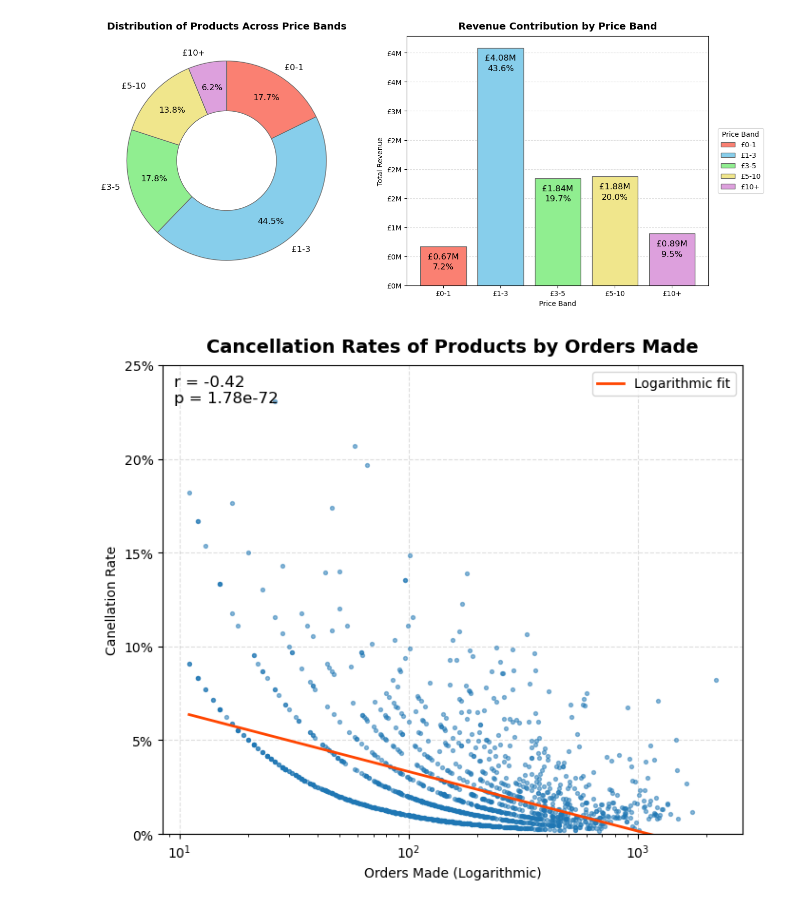
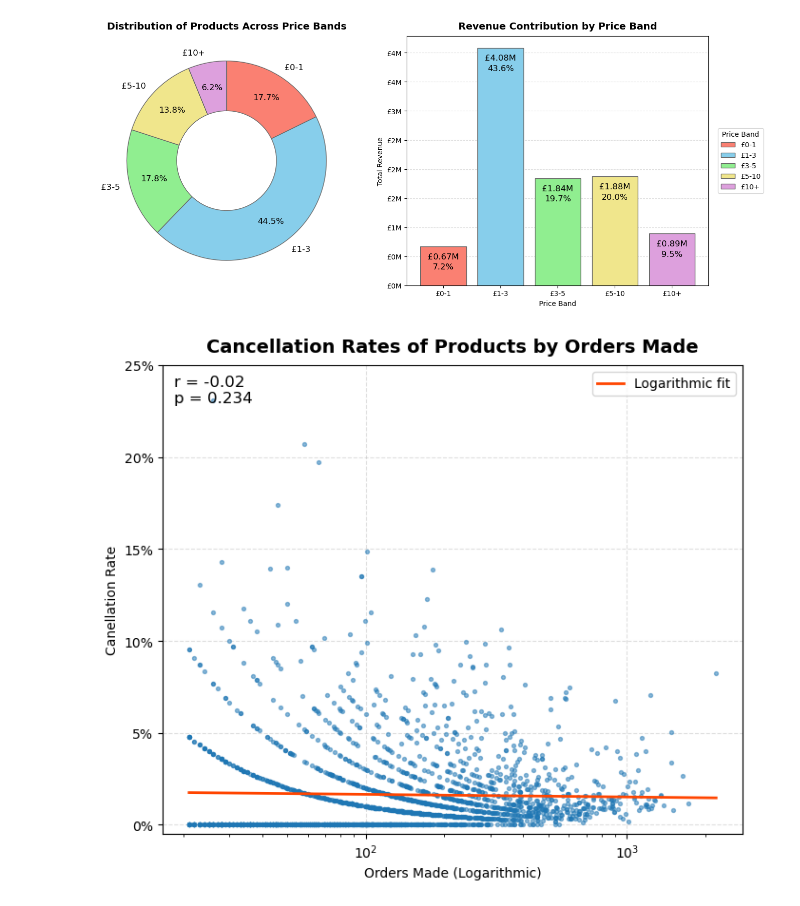
Before and after one commit to EdwardHowell627/Python_Online_Sales_Analysis, a Jupyter notebook: analysis/1_products.ipynb, the cells around one changed output. Cells and saved outputs as stored; diff of their text form; code cells hidden in the pictures.

```diff
--- a/analysis/1_products.ipynb
+++ b/analysis/1_products.ipynb
@@ -162,8 +161,7 @@ plt.savefig('../assets/2_PriceBandAnalysis.png', dpi=200)
 # Calculation
 cancelled_group = (df_full.groupby(['StockCode', 'Cancelled'], observed=True)['StockCode'].count().unstack(fill_value=0))
 cancelled_group = cancelled_group.rename(columns={False: 'NotCancelled', True: 'Cancelled'})
-cancelled_group = cancelled_group[cancelled_group.Cancelled > 0]
-cancelled_group = cancelled_group[(cancelled_group.Cancelled + cancelled_group.NotCancelled) > 10]
+cancelled_group = cancelled_group[(cancelled_group.Cancelled + cancelled_group.NotCancelled) > 20]
 cancelled_group['PercentCancelled'] = (cancelled_group['Cancelled'] / (cancelled_group['NotCancelled'] + cancelled_group['Cancelled']))
 
 
@@ -177,33 +175,33 @@ y = cancelled_group['PercentCancelled']
 ax.scatter(x=x, y=y, alpha=0.5, s=8)
 
 ax.set_xscale('log')
-ax.set_ylim((0,0.25))
+ax.set_ylim((-0.005,0.25))
 
 ax.grid(axis="both", linestyle='--', alpha=0.4)
 ax.set_axisbelow(True)
 
 ax.yaxis.set_major_formatter(FuncFormatter(lambda y, _: f'{y*100:.0f}%'))
 
 ax.set_title('Cancellation Rates of Products by Orders Made', fontsize=14, weight='bold', pad=10)
 ax.set_ylabel('Canellation Rate')
 ax.set_xlabel('Orders Made (Logarithmic)')
 
 
 ## Line of best fit
 x_log = np.log10(x)
 
 m, b = np.polyfit(x_log, y, 1)
 x_line_log = np.linspace(x_log.min(), x_log.max(), 200)
 y_line = m * x_line_log + b
 plt.plot(10**x_line_log,y_line, color='orangered', linewidth=2, label='Logarithmic fit')
 plt.legend()
 
 
 ## Finish
 r, p = pearsonr(x_log, y)
 plt.text(0.02, 0.98, f"r = {r:.2f}\np = {p:.3g}", transform=plt.gca().transAxes, va='top', fontsize=12);
 
 plt.tight_layout()
 plt.savefig('../assets/3_CancellationRates.png', dpi=200)
 # %% [output]
-[figure, old version]
+[figure, new version]
```
Also changed, not shown: parts of 1 cell of this notebook, 5 other files.
